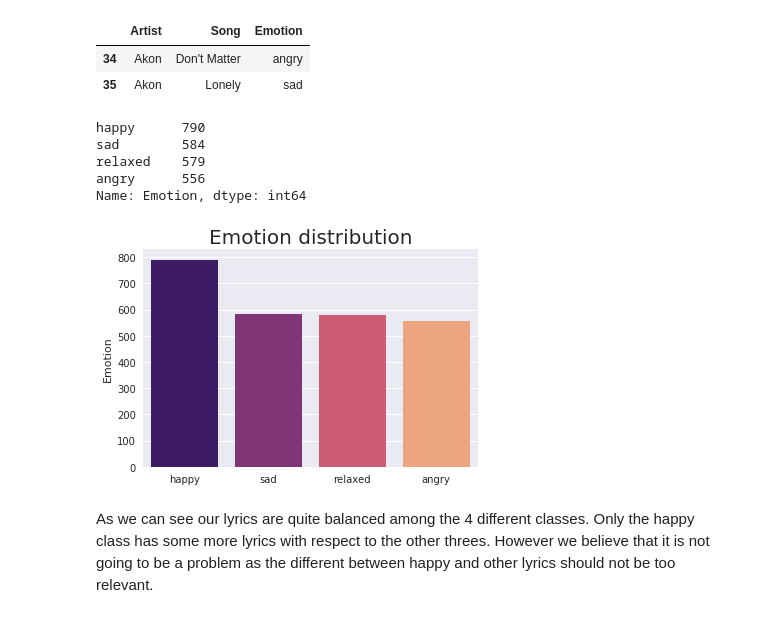
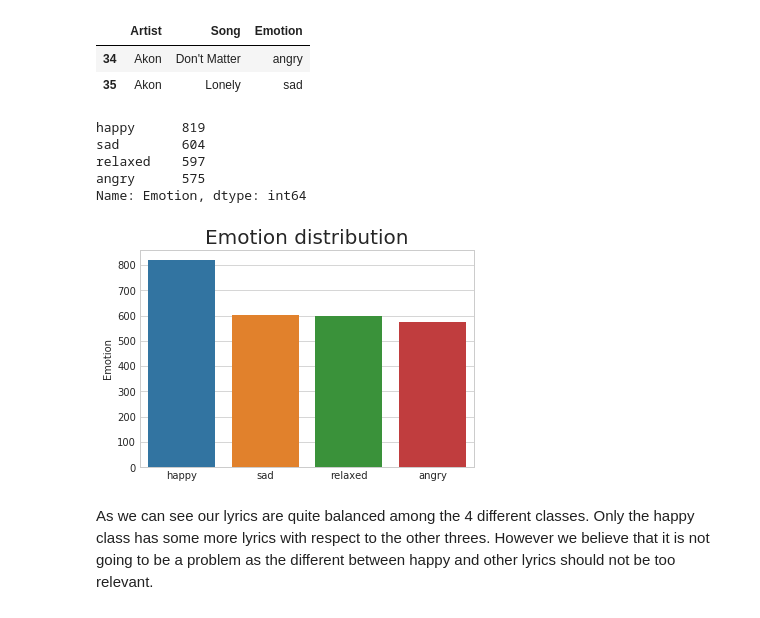
Before and after one commit to sgiammy/emotion-patterns-in-music-playlists, a Jupyter notebook: Notebook/1_ED_in_songs_lyrics.ipynb, the cells around one changed output. Drawn from its saved outputs; the diff is of its cells as text; code cells hidden in the pictures.

```diff
--- a/Notebook/1_ED_in_songs_lyrics.ipynb
+++ b/Notebook/1_ED_in_songs_lyrics.ipynb
@@ -20,7 +20,9 @@ from sklearn.metrics import confusion_matrix
 from sklearn.decomposition import PCA
 
 import seaborn as sns
-sns.set()
+sns.set_style("whitegrid")
+sns.set_color_codes()
+
 import matplotlib.pyplot as plt
 
 from utils.datasets import load_dataset_from_path, split_train_validation
@@ -73,7 +75,7 @@ where:
 # %% [markdown]
 Firstly, let's see how many rows we have in our dataset.
 # %%
-moodyLyricsDF = pd.read_csv('./datasets/moodylyrics_raw.csv')
+moodyLyricsDF = pd.read_csv('./datasets/MoodyLyrics.csv')
 print(moodyLyricsDF.shape)
 # %% [output]
 (2595, 4)
@@ -122,17 +124,17 @@ moodyLyricsDF[(moodyLyricsDF['Artist']=="Akon")]
 # %%
 emotionDistribution = moodyLyricsDF.Emotion.value_counts()
 print(emotionDistribution)
-ax = sns.barplot(x=np.array(range(4)),y=emotionDistribution,palette='magma')
+ax = sns.barplot(x=np.array(range(4)),y=emotionDistribution)
 ax.set_title('Emotion distribution',fontsize=20)
 ax.set_xticklabels(emotion_labels)
 plt.show()
 # %% [output]
-happy      790
-sad        584
-relaxed    579
-angry      556
+happy      819
+sad        604
+relaxed    597
+angry      575
 Name: Emotion, dtype: int64
-[figure, old version]
+[figure, new version]
 # %% [markdown]
 As we can see our lyrics are quite balanced among the 4 different classes. Only the happy class has some more lyrics with respect to the other threes. However we believe that it is not going to be a problem as the different between happy and other lyrics should not be too relevant.
 # %% [markdown]
```
Also changed, not shown: parts of 5 cells of this notebook, 7 other files.
